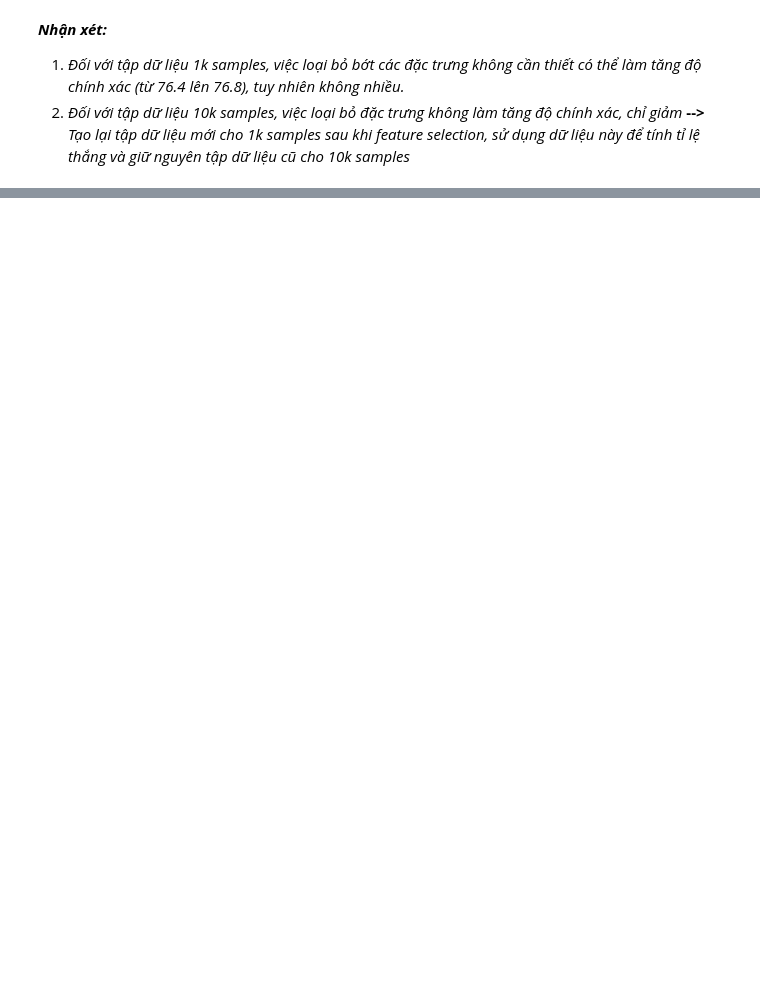
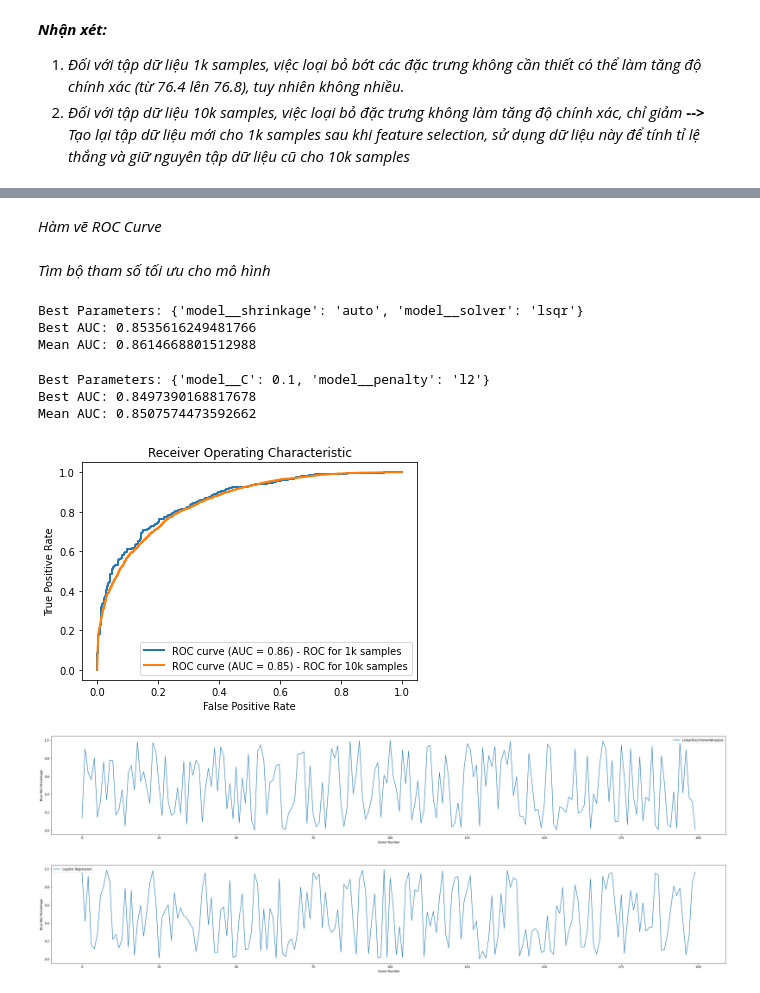
Before and after one commit to trucni2005/LeagueOfLegendsWinRatePredictorAt15, a Jupyter notebook: data_processing.ipynb, the cells around one changed output, grey strips where cells are left out. Saved outputs shown, nothing was run; the diff lists cells and outputs as text; code cells hidden in the pictures; blank space fills up the shorter version.

```diff
--- a/data_processing.ipynb
+++ b/data_processing.ipynb
@@ -444,0 +369,52 @@ for i in range(5):
+# %% [markdown]
+*Hàm vẽ ROC Curve*
+# %%
+def plot_roc_curve_from_files(file_paths, labels):
+    # Iterate over the file paths and labels
+    for file_path, label in zip(file_paths, labels):
+        # Load the result data from the CSV file
+        result = pd.read_csv(file_path)
+
+        # Calculate ROC curve and AUC
+        fpr, tpr, _ = roc_curve(result['team_win'], result['win_prob'])
+        roc_auc = auc(fpr, tpr)
+
+        # Plot the ROC curve with file name annotation and different colors
+        plt.plot(fpr, tpr, lw=2, label='ROC curve (AUC = %0.2f) - %s' % (roc_auc, label))
+
+    # Set plot properties
+    plt.legend(loc="lower right")
+    plt.title('Receiver Operating Characteristic')
+    plt.xlabel('False Positive Rate')
+    plt.ylabel('True Positive Rate')
+
+    # Show the plot with multiple ROC curves
+    plt.show()
+# %% [markdown]
+*Tìm bộ tham số tối ưu cho mô hình*
+# %%
+param_grid_lda = {
+        'model__solver': ['svd', 'lsqr', 'eigen'],
+        'model__shrinkage': ['auto', None],
+    }
+
+find_best_parameters('data/data_1k_featureselection.csv', best_pineline_for_1ksamples, param_grid_linear, 'data/results/result_1.csv')
+# %% [output]
+Best Parameters: {'model__shrinkage': 'auto', 'model__solver': 'lsqr'}
+Best AUC: 0.8535616249481766
+Mean AUC: 0.8614668801512988
+# %%
+param_grid_logistic = {
+        'model__C': [0.01, 0.1, 1.0, 10.0],
+        'model__penalty': ['l1', 'l2', None]
+    }
+
+find_best_parameters('data/data_10k_featureselection.csv', best_pineline_for_10ksamples, param_grid_logistic, 'data/results/result_10.csv')
+# %% [output]
+Best Parameters: {'model__C': 0.1, 'model__penalty': 'l2'}
+Best AUC: 0.8497390168817678
+Mean AUC: 0.8507574473592662
+# %%
+plot_roc_curve_from_files(['data/results/result_1.csv', 'data/results/result_10.csv'], ['ROC for 1k samples', 'ROC for 10k samples'])
+# %% [output]
+[figure, added]
@@ -444,0 +447,8 @@ for i in range(5):
+# %%
+plot_blue_win_percentage('data/results/result_1.csv', 'LinearDiscriminantAnalysis')
+# %% [output]
+[figure, added]
+# %%
+plot_blue_win_percentage('data/results/result_10.csv', 'Logistic Regression')
+# %% [output]
+[figure, added]
```
Also changed, not shown: parts of 43 cells of this notebook, 14 other files.
